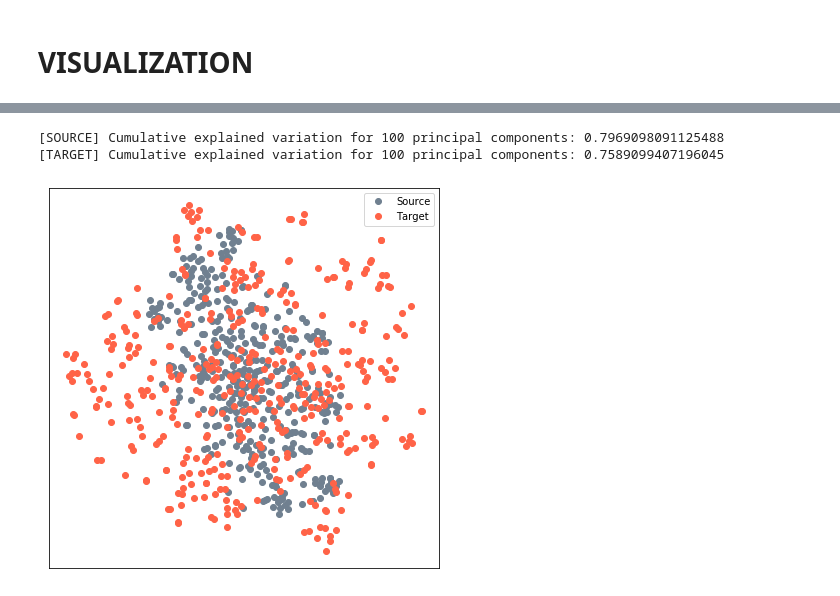
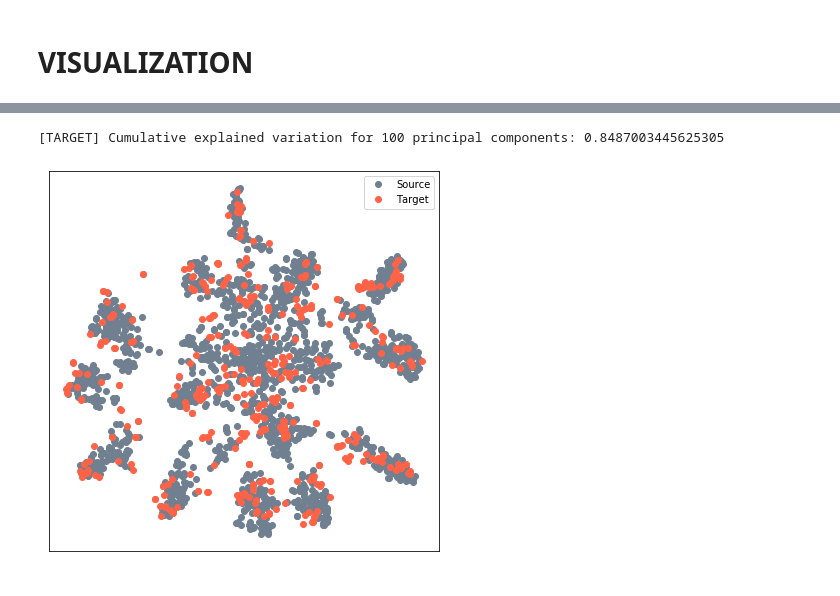
Before and after one commit to pierresegonne/ELEC5307_Project2, a Jupyter notebook: Task2.ipynb, the cells around one changed output, grey strips where cells are left out. Cells and saved outputs as stored; diff of their text form; code cells hidden in the pictures.

```diff
--- a/Task2.ipynb
+++ b/Task2.ipynb
@@ -600,38 +619,40 @@ recordings.display()
 # %%
 # Labeling outputs
+number_samples = 10
+class_names = class_names_for_print(source_set.classes)
 
 # Samples dataloaders
-source_loader = DataLoader(source_set, batch_size=14, shuffle=True)
-target_loader = DataLoader(target_set, batch_size=14, shuffle=True)
+source_loader = DataLoader(source_set, batch_size=number_samples, shuffle=True)
+target_loader = DataLoader(target_set, batch_size=number_samples, shuffle=True)
 
 # Source Sample
 dataiter = source_loader.__iter__()
 input, labels = dataiter.next()
 print(' ---- Source Samples')
-showimg(torchvision.utils.make_grid(input), SOURCE_NORMALIZATION)
+showimg(torchvision.utils.make_grid(input, nrow=number_samples), SOURCE_NORMALIZATION)
 print('True Labels')
-print(' '.join('%5s' % source_set.classes[labels[j]] for j in range(14)))
+print(' '.join('%5s' % class_names[labels[j]] for j in range(number_samples)))
 print('Predicted Labels')
 input = input.to(device)
 label_output, _ = model(input, lbd=0)
 predicted_labels = label_output.data.max(1)[1]
-print(' '.join('%5s' % source_set.classes[predicted_labels[j]] for j in range(14)))
+print(' '.join('%5s' % class_names[predicted_labels[j]] for j in range(number_samples)))
 
 
 # Target Sample
 dataiter = target_loader.__iter__()
 input, _ = dataiter.next()
 print(' ---- Target Samples')
-showimg(torchvision.utils.make_grid(input), TARGET_NORMALIZATION)
+showimg(torchvision.utils.make_grid(input, nrow=number_samples), TARGET_NORMALIZATION)
 print('Predicted Labels')
 input = input.to(device)
 label_output, _ = model(input, lbd=0)
 predicted_labels = label_output.topk(3)[1]
 print('1')
-print(' '.join('%5s' % source_set.classes[predicted_labels[j,0]] for j in range(14)))
+print(' '.join('%5s' % class_names[predicted_labels[j,0]] for j in range(number_samples)))
 print('2')
-print(' '.join('%5s' % source_set.classes[predicted_labels[j,1]] for j in range(14)))
+print(' '.join('%5s' % class_names[predicted_labels[j,1]] for j in range(number_samples)))
 print('3')
-print(' '.join('%5s' % source_set.classes[predicted_labels[j,2]] for j in range(14)))
+print(' '.join('%5s' % class_names[predicted_labels[j,2]] for j in range(number_samples)))
 # %% [output]
  ---- Source Samples
@@ -667,49 +688,54 @@ activations = SaveFeatures(list(model.children())[2], device)
 
 
 # Data loaders
-source_loader = DataLoader(source_set, batch_size=len(target_set), shuffle=True) # Restrict size to # target samples
+source_loader = DataLoader(source_set, batch_size=len(source_set), shuffle=True) # Restrict size to # target samples
 target_loader = DataLoader(target_set, batch_size=len(target_set), shuffle=True)
 source_inputs = None
 target_inputs = None
 for (s_i, _) in source_loader:
   source_inputs = s_i
   break
 for (t_i, _) in target_loader:
   target_inputs = t_i
   break
 source_inputs = source_inputs.to(device)
 target_inputs = target_inputs.to(device)
 
 # Obtain outputs
-model(source_inputs)
-source_outputs = activations.features.clone().detach().cpu().numpy()
-model(target_inputs)
-target_outputs = activations.features.clone().detach().cpu().numpy()
-activations.close()
+with torch.no_grad():
+  model(source_inputs)
+  source_outputs = activations.features.clone().detach().cpu().numpy()
+  model(target_inputs)
+  target_outputs = activations.features.clone().detach().cpu().numpy()
+  activations.close()
+
+outputs = np.concatenate((source_outputs, target_outputs), axis=0)
 
 # Preprocess, dimensionality reduction
 number_components_pca = 100
 pca = PCA(n_components=number_components_pca)
-pca_source = pca.fit_transform(source_outputs)
-print('[SOURCE] Cumulative explained variation for {} principal components: {}'.format(number_components_pca, np.sum(pca.explained_variance_ratio_)))
-pca_target = pca.fit_transform(target_outputs)
+# pca_source = pca.fit_transform(source_outputs)
+# print('[SOURCE] Cumulative explained variation for {} principal components: {}'.format(number_components_pca, np.sum(pca.explained_variance_ratio_)))
+# pca_target = pca.fit_transform(target_outputs)
+# print('[TARGET] Cumulative explained variation for {} principal components: {}'.format(number_components_pca, np.sum(pca.explained_variance_ratio_)))
+pca_outputs = pca.fit_transform(outputs)
 print('[TARGET] Cumulative explained variation for {} principal components: {}'.format(number_components_pca, np.sum(pca.explained_variance_ratio_)))
 
 # TSNE
 tsne = TSNE(n_components=2, verbose=0, perplexity=40, n_iter=1000)
-tsne_source = tsne.fit_transform(pca_source)
-tsne_target = tsne.fit_transform(pca_target)
+# tsne_source = tsne.fit_transform(pca_source)
+# tsne_target = tsne.fit_transform(pca_target)
+tsne_outputs = tsne.fit_transform(pca_outputs)
 
 
 # Visualize
 fig,ax = plt.subplots(1, figsize=(7,7))
-ax.plot(tsne_source[:,0], tsne_source[:,1], 'o', color='slategray')
-ax.plot(tsne_target[:,0], tsne_target[:,1], 'o', color='tomato')
+ax.plot(tsne_outputs[:len(source_set),0], tsne_outputs[:len(source_set),1], 'o', color='slategray')
+ax.plot(tsne_outputs[len(source_set):,0], tsne_outputs[len(source_set):,1], 'o', color='tomato')
 ax.legend(['Source', 'Target'])
 ax.get_xaxis().set_visible(False)
 ax.get_yaxis().set_visible(False)
 plt.show()
 # %% [output]
-[SOURCE] Cumulative explained variation for 100 principal components: 0.7969098091125488
-[TARGET] Cumulative explained variation for 100 principal components: 0.7589099407196045
+[TARGET] Cumulative explained variation for 100 principal components: 0.8487003445625305
-[figure, old version]
+[figure, new version]
```
Also changed, not shown: parts of 17 cells of this notebook.
